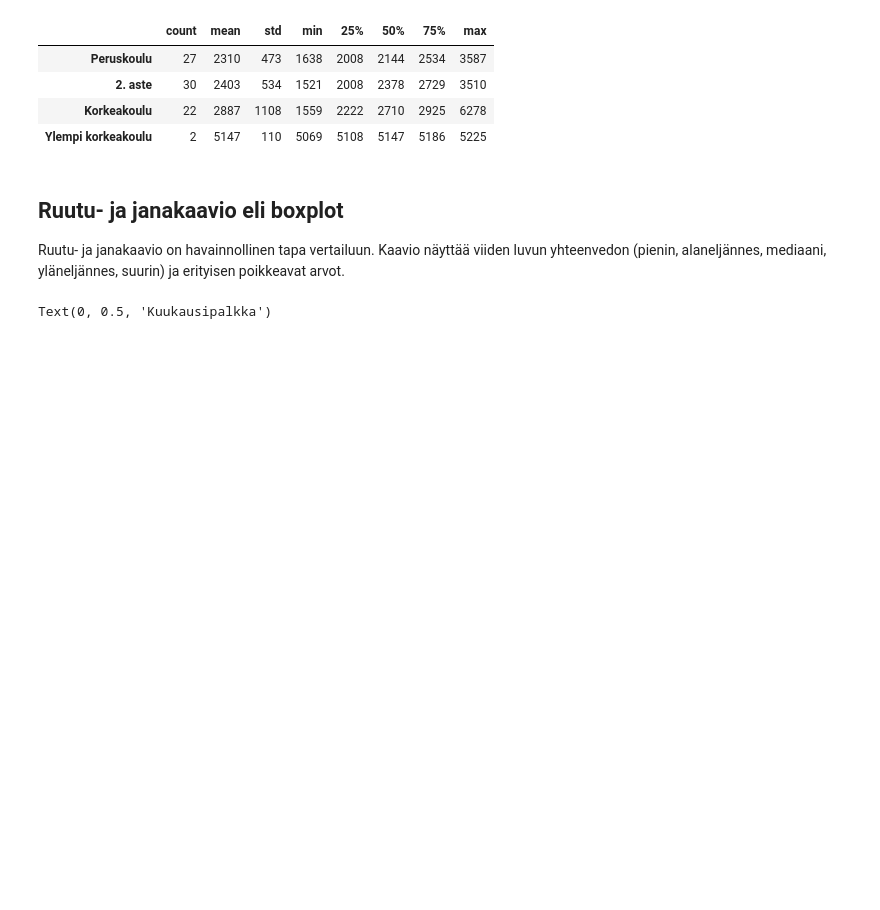
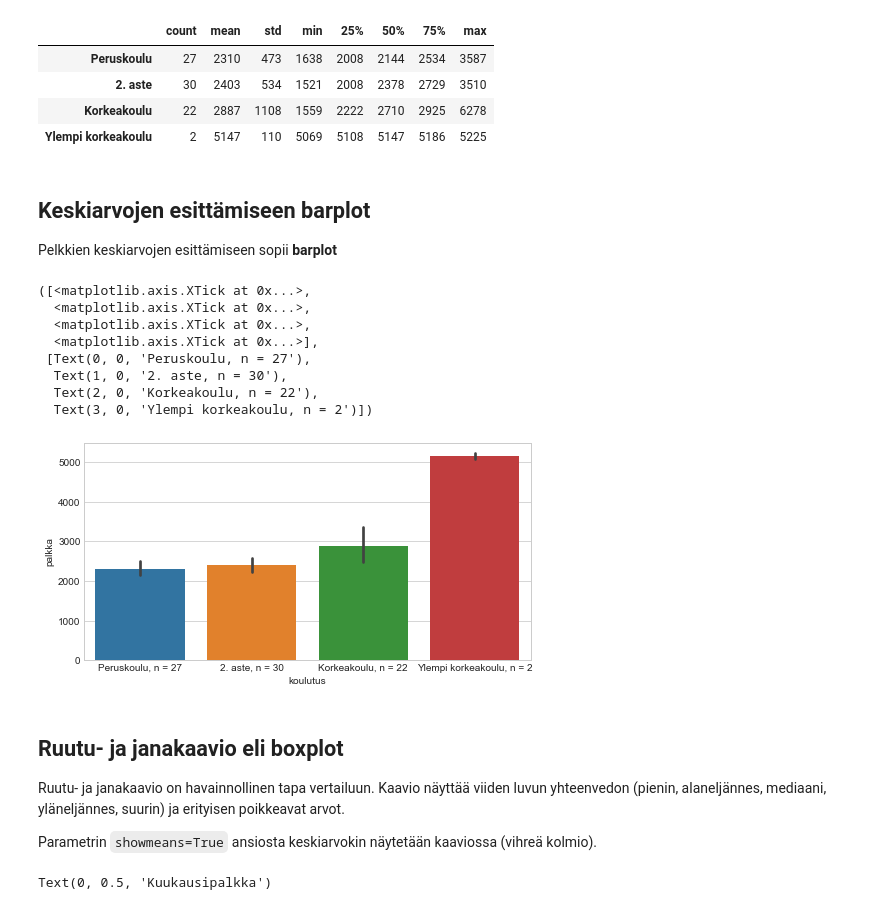
Before and after one commit to taanila/selittava, a Jupyter notebook: tunnuslukujen_vertailu.ipynb, the cells around one changed output. Saved outputs shown, nothing was run; the diff lists cells and outputs as text; code cells hidden in the pictures; blank space fills up the shorter version.

```diff
--- a/tunnuslukujen_vertailu.ipynb
+++ b/tunnuslukujen_vertailu.ipynb
@@ -73,10 +73,38 @@ df2.style.format('{:.0f}')
 | 2. aste | 30 | 2403 | 534 | 1521 | 2008 | 2378 | 2729 | 3510 |
 | Korkeakoulu | 22 | 2887 | 1108 | 1559 | 2222 | 2710 | 2925 | 6278 |
 | Ylempi korkeakoulu | 2 | 5147 | 110 | 5069 | 5108 | 5147 | 5186 | 5225 |
+# %% [markdown]
+## Keskiarvojen esittämiseen barplot
+
+Pelkkien keskiarvojen esittämiseen sopii **barplot**
+# %%
+# Palkkakeskiarvot koulutuksen mukaan
+
+# Pitkiä luokkien nimiöitä varten kasvatan kuvion kokoa
+plt.figure(figsize=(8, 4))
+sns.barplot(x='koulutus', y='palkka', data=df)
+
+# Pientä kikkailua n-arvojen saamiseksi kaavioon
+n_koulutus = []
+for i in range(4):
+    n_koulutus.append(f'{koulutus[i]}, n = {int(df2.iloc[i, 0])}')
+plt.xticks(ticks=[0, 1, 2, 3], labels=n_koulutus)
+# %% [output]
+([<matplotlib.axis.XTick at 0x...>,
+  <matplotlib.axis.XTick at 0x...>,
+  <matplotlib.axis.XTick at 0x...>,
+  <matplotlib.axis.XTick at 0x...>],
+ [Text(0, 0, 'Peruskoulu, n = 27'),
+  Text(1, 0, '2. aste, n = 30'),
+  Text(2, 0, 'Korkeakoulu, n = 22'),
+  Text(3, 0, 'Ylempi korkeakoulu, n = 2')])
+[figure, added]
 # %% [markdown]
 ## Ruutu- ja janakaavio eli boxplot
 
 Ruutu- ja janakaavio on havainnollinen tapa vertailuun. Kaavio näyttää viiden luvun yhteenvedon (pienin, alaneljännes, mediaani, yläneljännes, suurin) ja erityisen poikkeavat arvot.
+
+Parametrin `showmeans=True` ansiosta keskiarvokin näytetään kaaviossa (vihreä kolmio).
 # %%
 # Palkan vertailu sukupuolen mukaan ruutu- ja janakaaviona
 sns.boxplot(x='sukup', y='palkka', data=df, showmeans=True)
```
Also changed, not shown: parts of 3 cells of this notebook.
